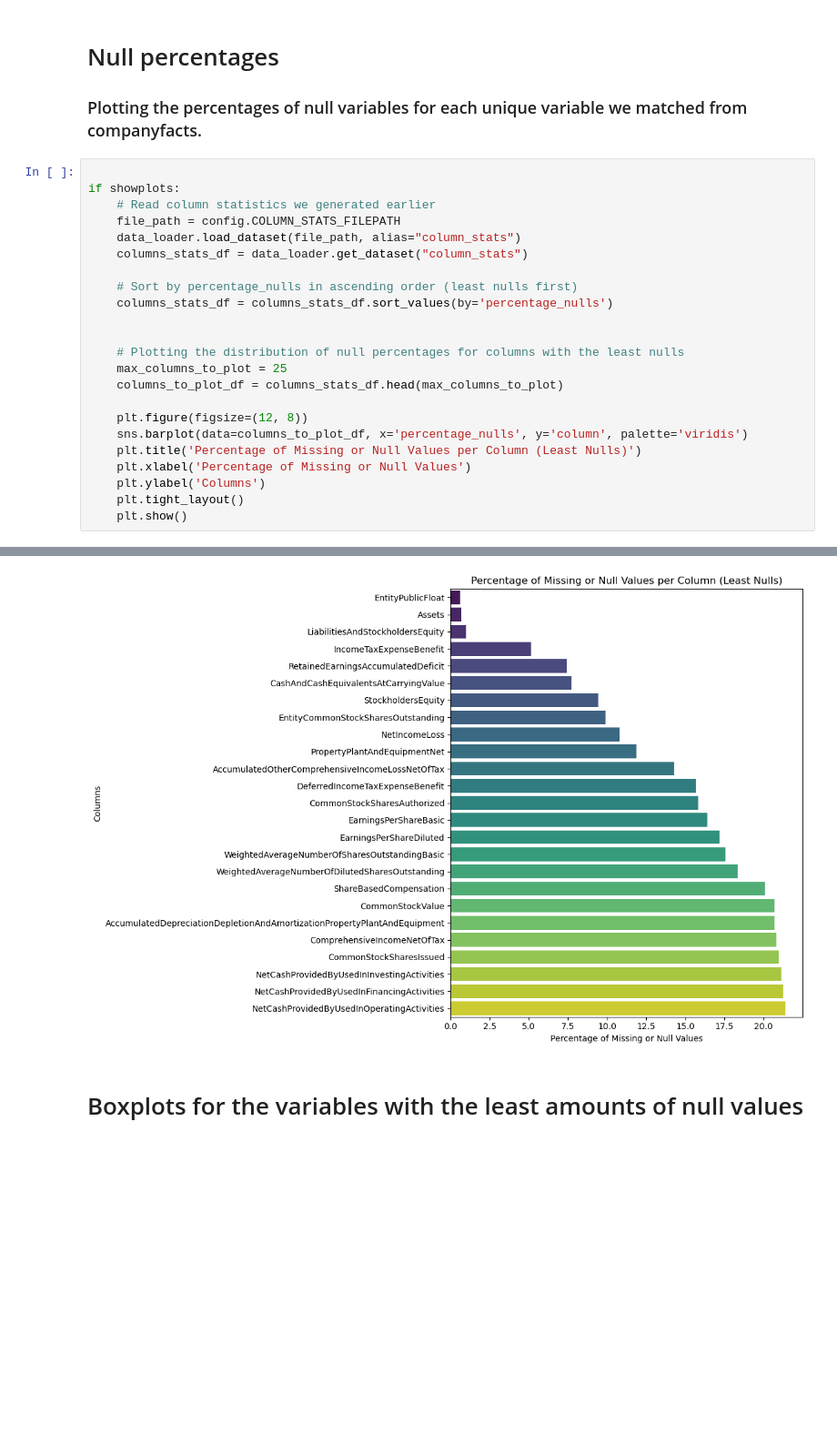
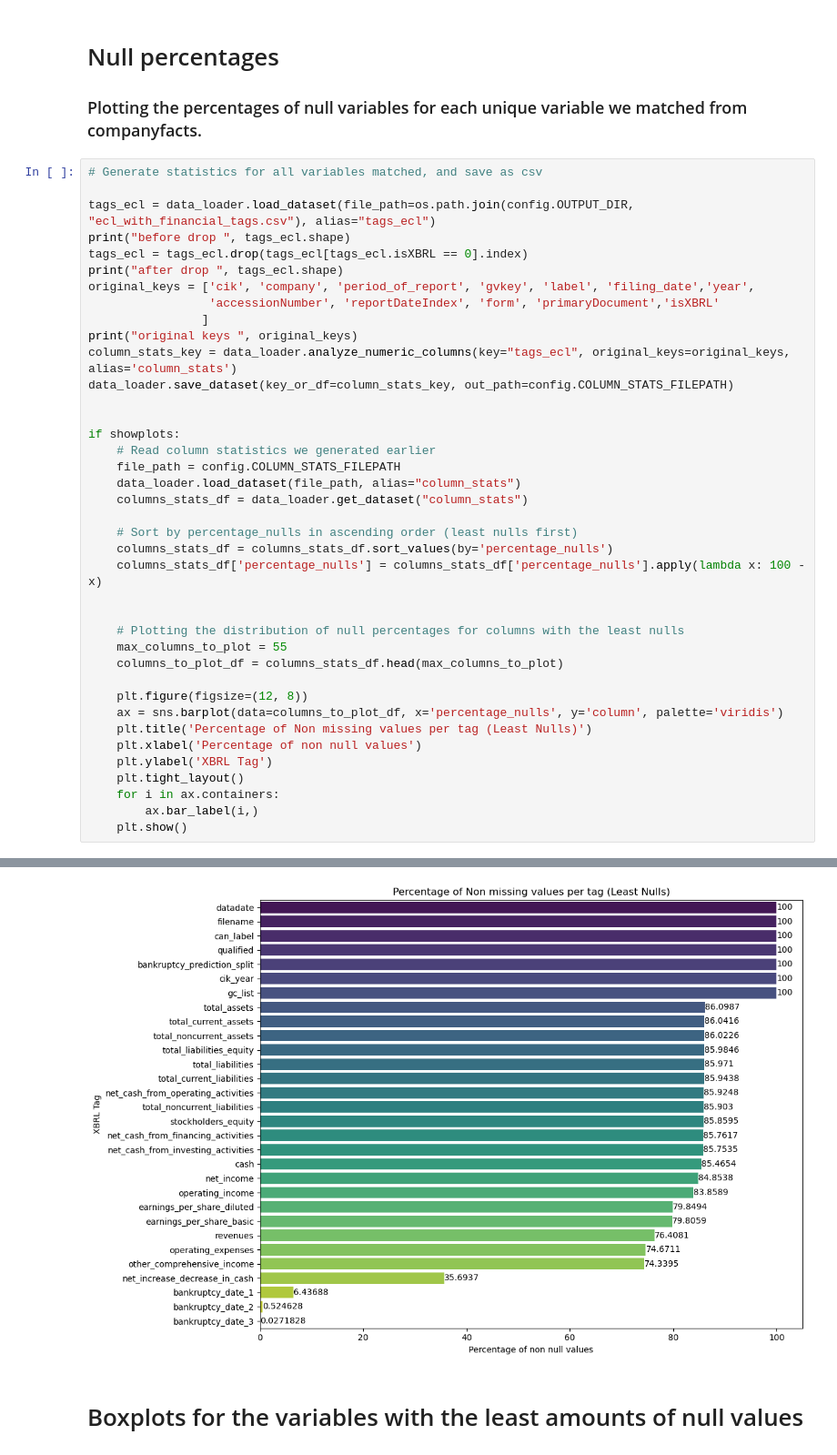
Before and after one commit to aggelospot/Financial-dataset-for-Anomaly-Detection, a Jupyter notebook: notebooks/eda_on_sec_variables.ipynb, the cells around one changed output, grey strips where cells are left out. Shown at 91% size. Drawn from its saved outputs; the diff is of its cells as text; blank space fills up the shorter version.

```diff
--- a/notebooks/eda_on_sec_variables.ipynb
+++ b/notebooks/eda_on_sec_variables.ipynb
@@ -31,6 +33,19 @@ data_loader = DataLoader()
 
 ### Plotting the percentages of null variables for each unique variable we matched from companyfacts.
 # %%
+# Generate statistics for all variables matched, and save as csv
+
+tags_ecl = data_loader.load_dataset(file_path=os.path.join(config.OUTPUT_DIR, "ecl_with_financial_tags.csv"), alias="tags_ecl")
+print("before drop ", tags_ecl.shape)
+tags_ecl = tags_ecl.drop(tags_ecl[tags_ecl.isXBRL == 0].index)
+print("after drop ", tags_ecl.shape)
+original_keys = ['cik', 'company', 'period_of_report', 'gvkey', 'label', 'filing_date','year',
+                 'accessionNumber', 'reportDateIndex', 'form', 'primaryDocument','isXBRL'
+                ]
+print("original keys ", original_keys)
+column_stats_key = data_loader.analyze_numeric_columns(key="tags_ecl", original_keys=original_keys, alias='column_stats')
+data_loader.save_dataset(key_or_df=column_stats_key, out_path=config.COLUMN_STATS_FILEPATH)
+
 
 if showplots:
     # Read column statistics we generated earlier
@@ -40,17 +55,20 @@ if showplots:
 
     # Sort by percentage_nulls in ascending order (least nulls first)
     columns_stats_df = columns_stats_df.sort_values(by='percentage_nulls')
+    columns_stats_df['percentage_nulls'] = columns_stats_df['percentage_nulls'].apply(lambda x: 100 - x)
 
 
     # Plotting the distribution of null percentages for columns with the least nulls
-    max_columns_to_plot = 25
+    max_columns_to_plot = 55
     columns_to_plot_df = columns_stats_df.head(max_columns_to_plot)
 
     plt.figure(figsize=(12, 8))
-    sns.barplot(data=columns_to_plot_df, x='percentage_nulls', y='column', palette='viridis')
-    plt.title('Percentage of Missing or Null Values per Column (Least Nulls)')
-    plt.xlabel('Percentage of Missing or Null Values')
-    plt.ylabel('Columns')
+    ax = sns.barplot(data=columns_to_plot_df, x='percentage_nulls', y='column', palette='viridis')
+    plt.title('Percentage of Non missing values per tag (Least Nulls)')
+    plt.xlabel('Percentage of non null values')
+    plt.ylabel('XBRL Tag')
     plt.tight_layout()
+    for i in ax.containers:
+        ax.bar_label(i,)
     plt.show()
 # %% [output]
@@ -61,4 +84,4 @@ Passing `palette` without assigning `hue` is deprecated and will be removed in v
-[figure, old version]
+[figure, new version]
 # %% [markdown]
 # Boxplots for the variables with the least amounts of null values
 # %%
```
Also changed, not shown: parts of 3 cells of this notebook, 13 other files.
